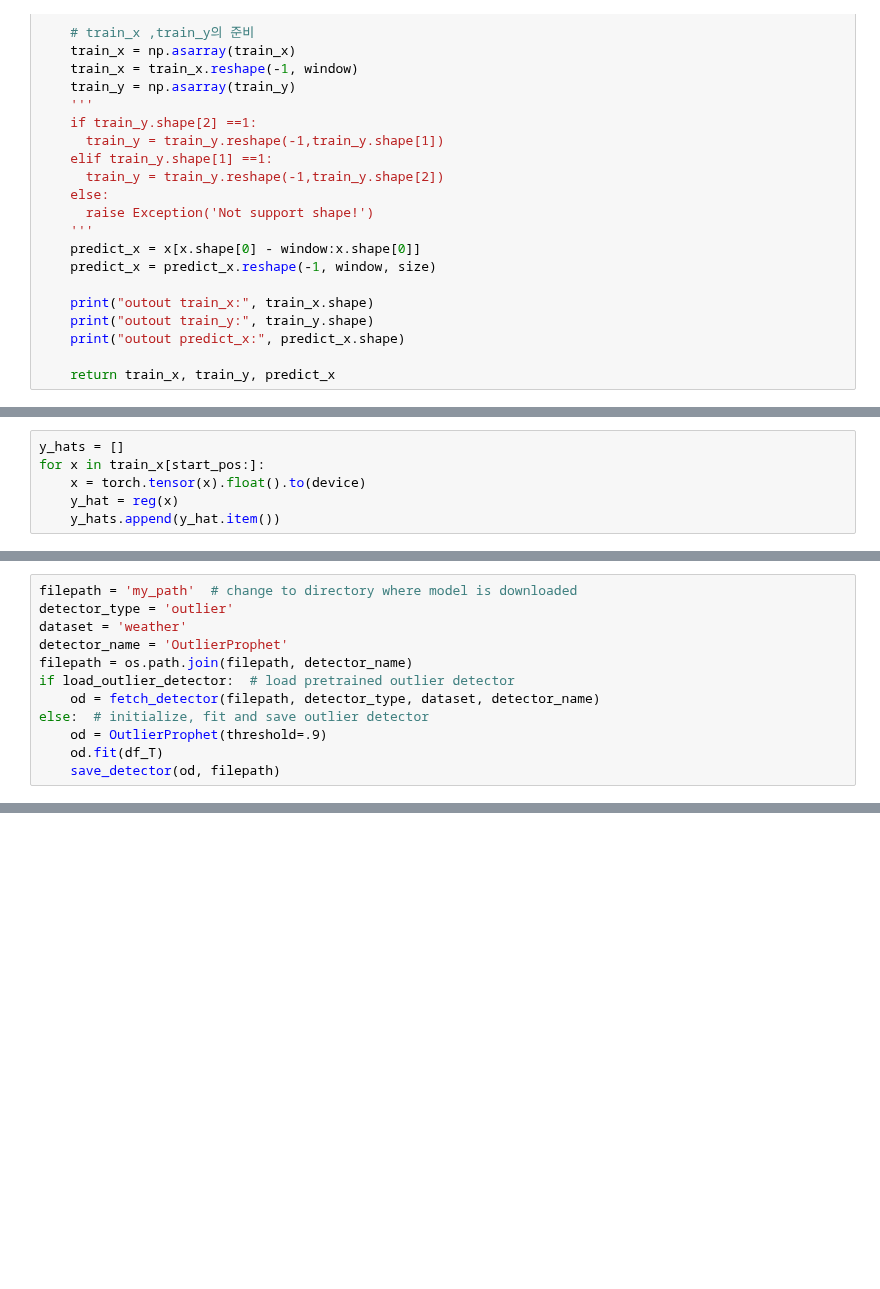
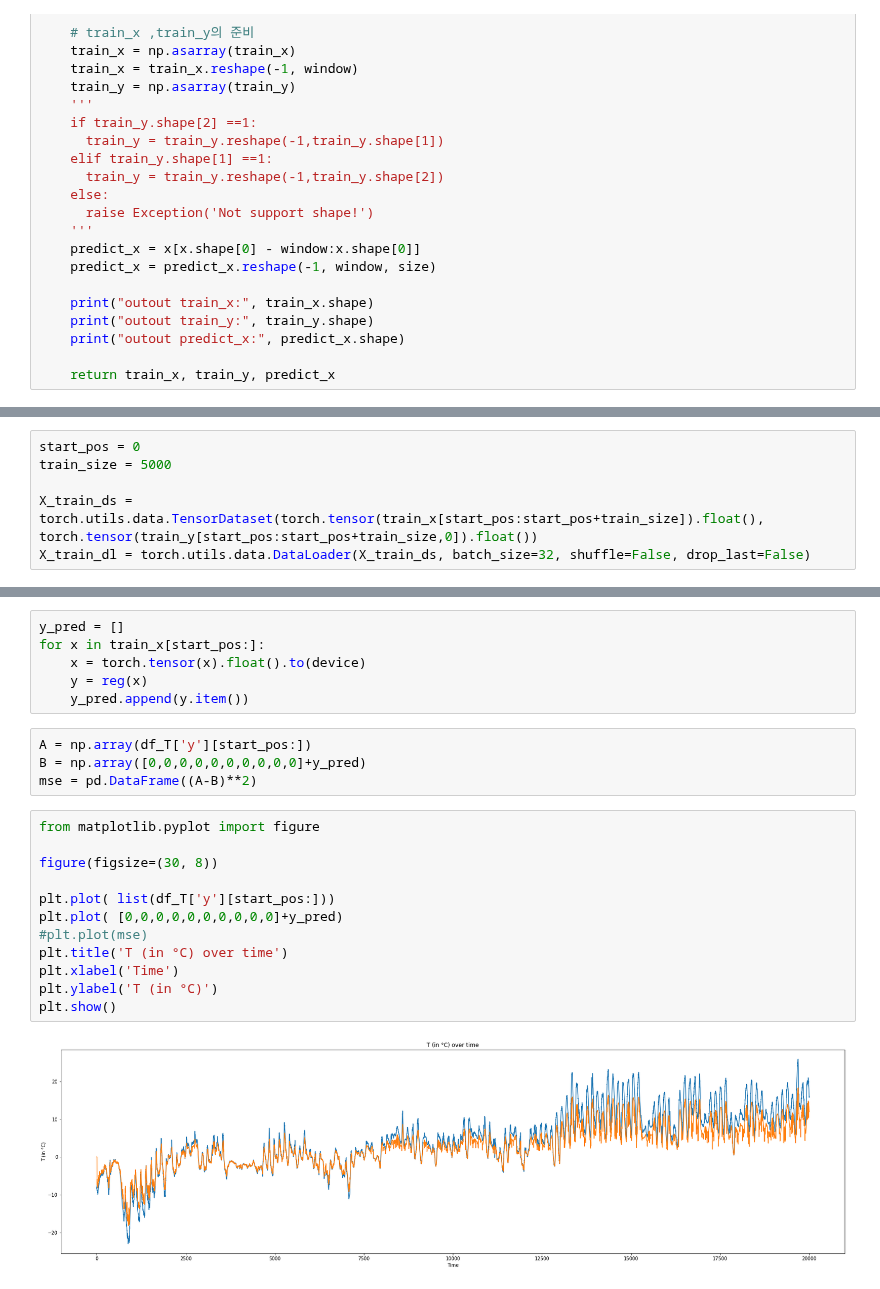
Before and after one commit to dolmani38/drift, a Jupyter notebook: od_prophet_weather.ipynb, the cells around one changed output, grey strips where cells are left out. Saved outputs shown, nothing was run; the diff lists cells and outputs as text; blank space fills up the shorter version.

```diff
--- a/od_prophet_weather.ipynb
+++ b/od_prophet_weather.ipynb
@@ -236,6 +159,0 @@ Using a target size (torch.Size([8])) that is different to the input size (torch
-# %%
-y_hats = []
-for x in train_x[start_pos:]:
-    x = torch.tensor(x).float().to(device)
-    y_hat = reg(x)
-    y_hats.append(y_hat.item())
@@ -306,12 +159,0 @@ load_outlier_detector = False
-# %%
-filepath = 'my_path'  # change to directory where model is downloaded
-detector_type = 'outlier'
-dataset = 'weather'
-detector_name = 'OutlierProphet'
-filepath = os.path.join(filepath, detector_name)
-if load_outlier_detector:  # load pretrained outlier detector
-    od = fetch_detector(filepath, detector_type, dataset, detector_name)
-else:  # initialize, fit and save outlier detector
-    od = OutlierProphet(threshold=.9)
-    od.fit(df_T)
-    save_detector(od, filepath)
@@ -426,0 +169,6 @@ Number of outliers: 42
+# %%
+start_pos = 0
+train_size = 5000
+
+X_train_ds = torch.utils.data.TensorDataset(torch.tensor(train_x[start_pos:start_pos+train_size]).float(), torch.tensor(train_y[start_pos:start_pos+train_size,0]).float())
+X_train_dl = torch.utils.data.DataLoader(X_train_ds, batch_size=32, shuffle=False, drop_last=False)
@@ -426,0 +193,24 @@ Number of outliers: 42
+# %%
+y_pred = []
+for x in train_x[start_pos:]:
+    x = torch.tensor(x).float().to(device)
+    y = reg(x)
+    y_pred.append(y.item())
+# %%
+A = np.array(df_T['y'][start_pos:])
+B = np.array([0,0,0,0,0,0,0,0,0,0]+y_pred)
+mse = pd.DataFrame((A-B)**2)
+# %%
+from matplotlib.pyplot import figure
+
+figure(figsize=(30, 8))
+
+plt.plot( list(df_T['y'][start_pos:]))
+plt.plot( [0,0,0,0,0,0,0,0,0,0]+y_pred)
+#plt.plot(mse)
+plt.title('T (in °C) over time')
+plt.xlabel('Time')
+plt.ylabel('T (in °C)')
+plt.show()
+# %% [output]
+[figure, added]
```
Also changed, not shown: parts of 52 cells of this notebook.
